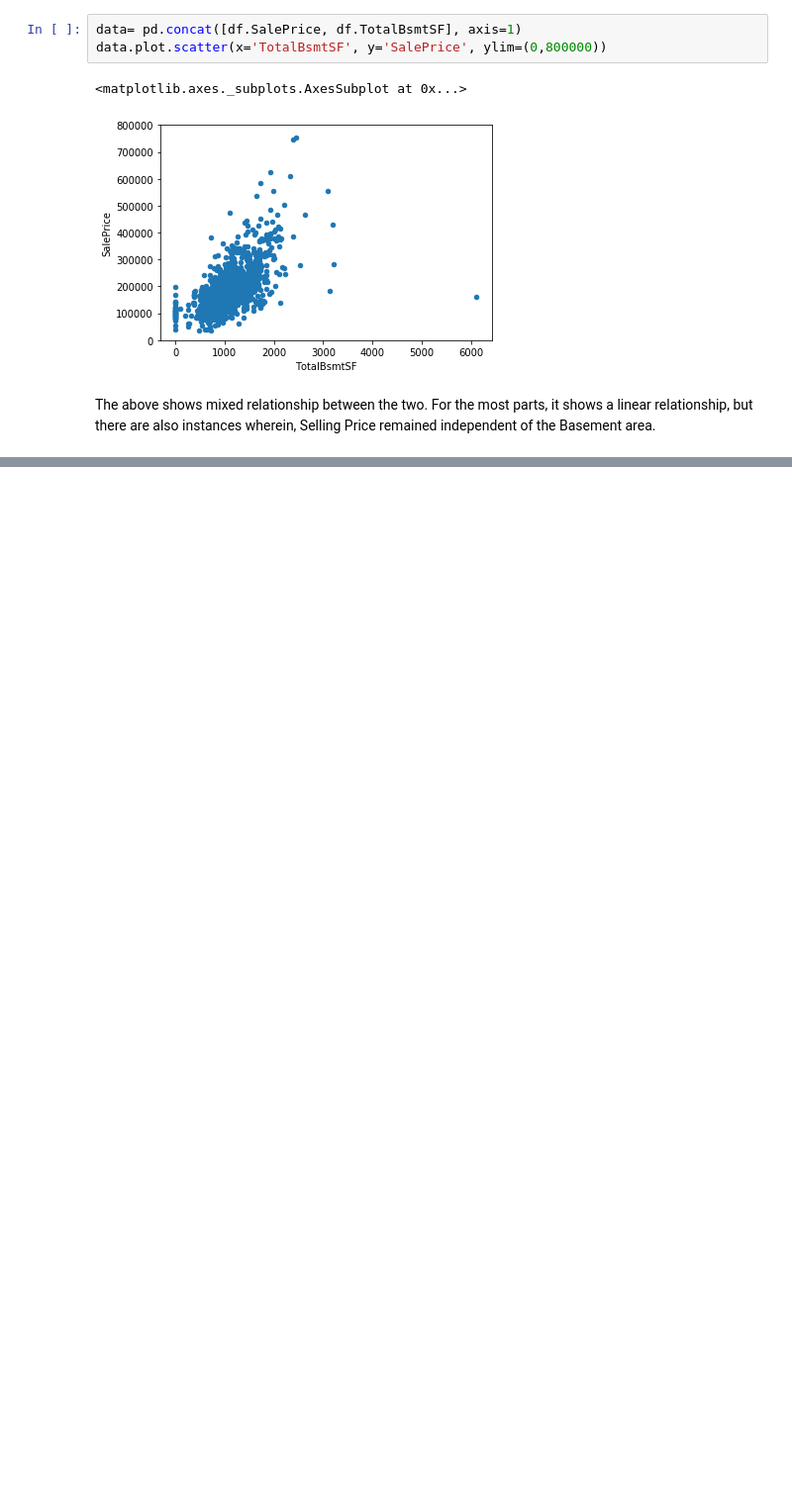
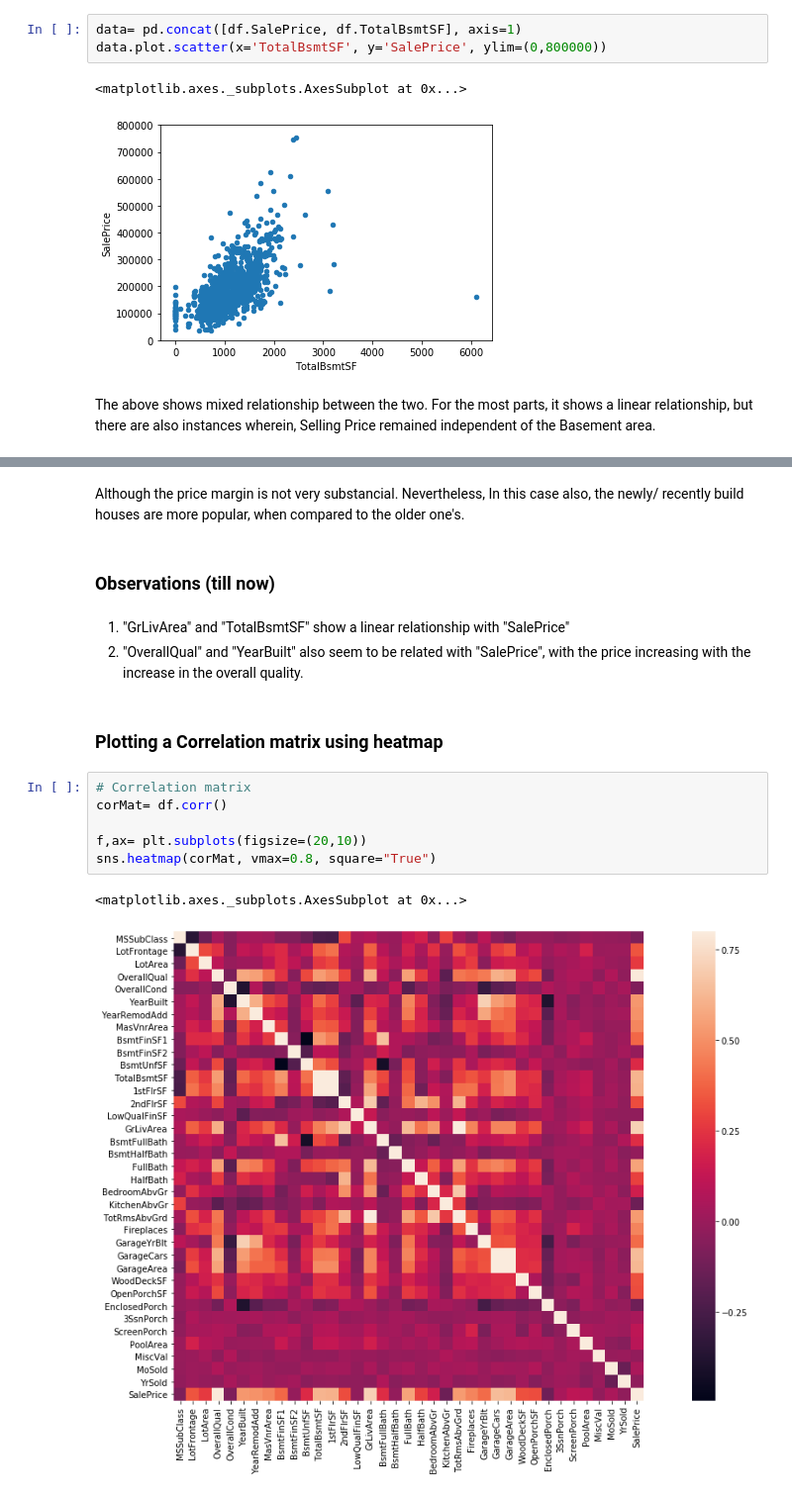
Before and after one commit to priyam81/capstone1, a Jupyter notebook: Capstone_Project _1.ipynb, the cells around one changed output, grey strips where cells are left out. Shown at 99% size. Saved outputs shown, nothing was run; the diff lists cells and outputs as text; blank space fills up the shorter version.

```diff
--- a/Capstone_Project _1.ipynb
+++ b/Capstone_Project _1.ipynb
@@ -332,0 +349,19 @@ sns.scatterplot(x='TotalBsmtSF', y='SalePrice', data=df)
+# %% [markdown]
+Although the price margin is not very substancial.
+Nevertheless, In this case also, the newly/ recently build houses are more popular, when compared to the older one's.
+# %% [markdown]
+### Observations (till now)
+# %% [markdown]
+1. "GrLivArea" and "TotalBsmtSF" show a linear relationship with "SalePrice"
+2. "OverallQual" and "YearBuilt" also seem to be related with "SalePrice", with the price increasing with the increase in the overall quality.
+# %% [markdown]
+### Plotting a Correlation matrix using heatmap
+# %%
+# Correlation matrix
+corMat= df.corr()
+
+f,ax= plt.subplots(figsize=(20,10))
+sns.heatmap(corMat, vmax=0.8, square="True")
+# %% [output]
+<matplotlib.axes._subplots.AxesSubplot at 0x...>
+[figure, added]
```
Also changed, not shown: parts of 26 cells of this notebook.
